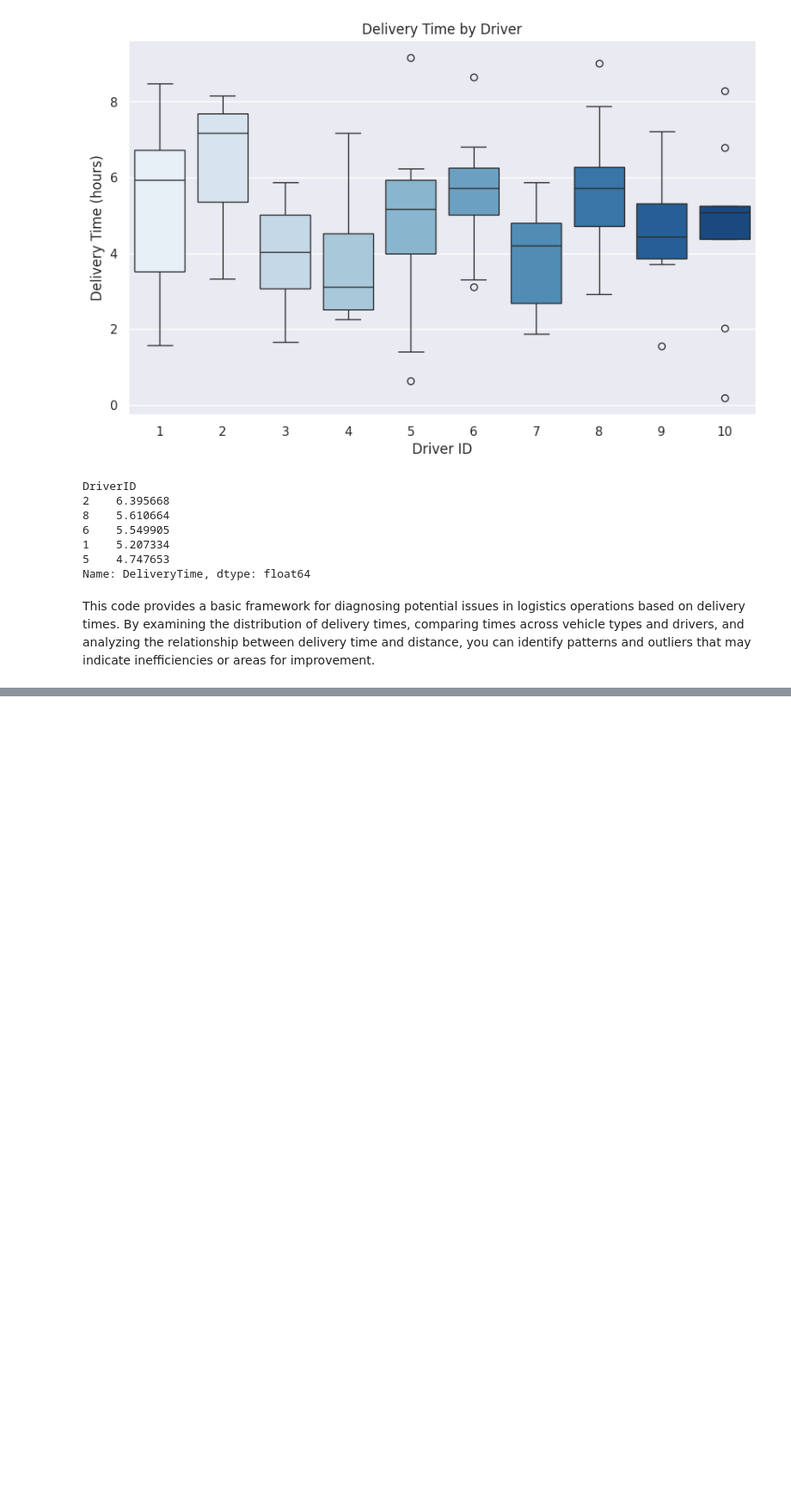
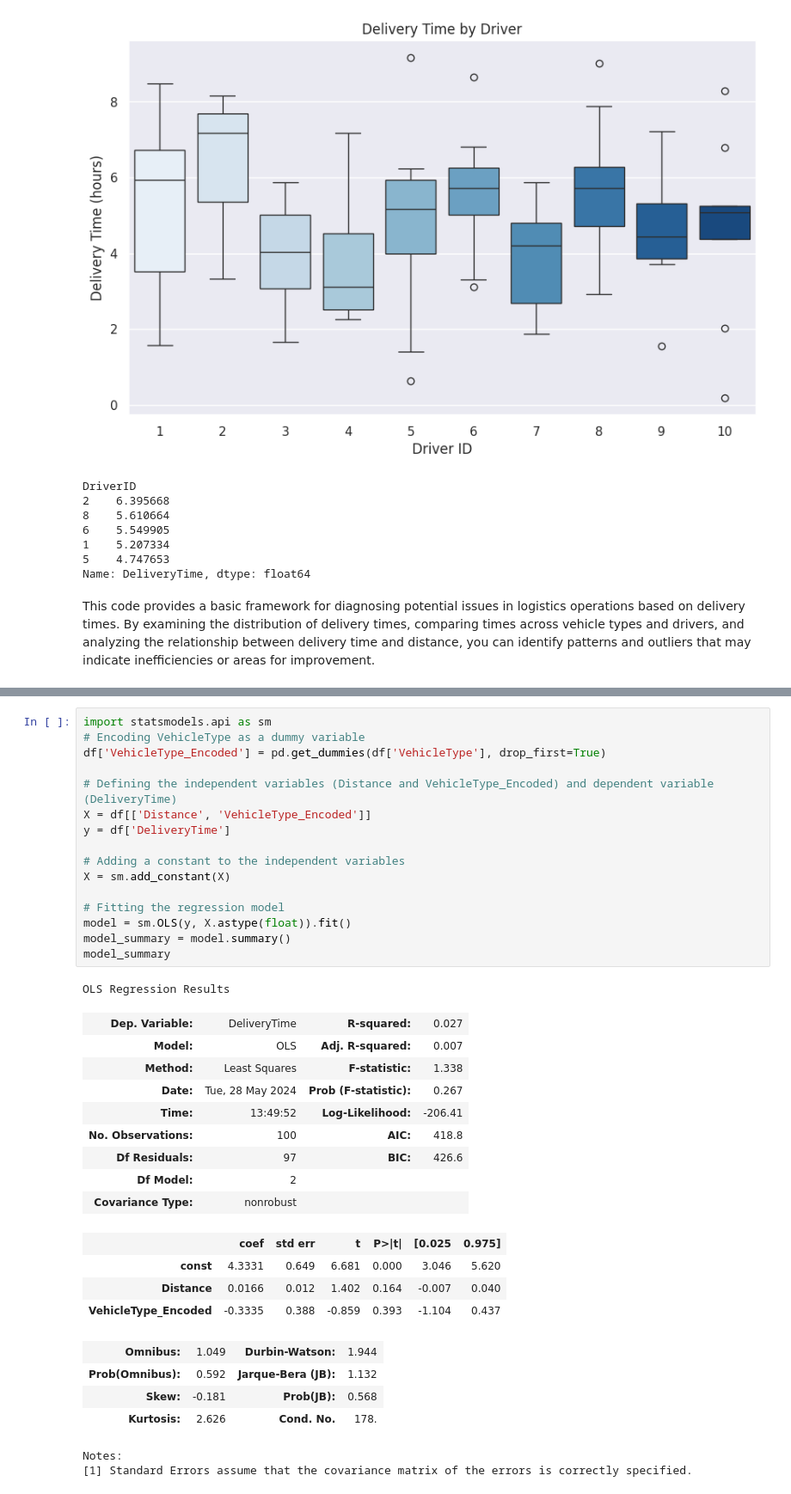
Before and after one commit to aihtn2708/Diagnostic-Analysis, a Jupyter notebook: Diagnostic_Analysis.ipynb, the cells around one changed output, grey strips where cells are left out. Shown at 86% size. Saved outputs shown, nothing was run; the diff lists cells and outputs as text; blank space fills up the shorter version.

```diff
--- a/Diagnostic_Analysis.ipynb
+++ b/Diagnostic_Analysis.ipynb
@@ -147,0 +190,37 @@ By examining the distribution of delivery times, comparing times across vehicle
+# %%
+import statsmodels.api as sm
+# Encoding VehicleType as a dummy variable
+df['VehicleType_Encoded'] = pd.get_dummies(df['VehicleType'], drop_first=True)
+
+# Defining the independent variables (Distance and VehicleType_Encoded) and dependent variable (DeliveryTime)
+X = df[['Distance', 'VehicleType_Encoded']]
+y = df['DeliveryTime']
+
+# Adding a constant to the independent variables
+X = sm.add_constant(X)
+
+# Fitting the regression model
+model = sm.OLS(y, X.astype(float)).fit()
+model_summary = model.summary()
+model_summary
+# %% [output]
+OLS Regression Results
+| Dep. Variable: | DeliveryTime | R-squared: | 0.027 |
+| Model: | OLS | Adj. R-squared: | 0.007 |
+| Method: | Least Squares | F-statistic: | 1.338 |
+| Date: | Tue, 28 May 2024 | Prob (F-statistic): | 0.267 |
+| Time: | 13:49:52 | Log-Likelihood: | -206.41 |
+| No. Observations: | 100 | AIC: | 418.8 |
+| Df Residuals: | 97 | BIC: | 426.6 |
+| Df Model: | 2 |  |  |
+| Covariance Type: | nonrobust |  |  |
+|  | coef | std err | t | P>|t| | [0.025 | 0.975] |
+| const | 4.3331 | 0.649 | 6.681 | 0.000 | 3.046 | 5.620 |
+| Distance | 0.0166 | 0.012 | 1.402 | 0.164 | -0.007 | 0.040 |
+| VehicleType_Encoded | -0.3335 | 0.388 | -0.859 | 0.393 | -1.104 | 0.437 |
+| Omnibus: | 1.049 | Durbin-Watson: | 1.944 |
+| Prob(Omnibus): | 0.592 | Jarque-Bera (JB): | 1.132 |
+| Skew: | -0.181 | Prob(JB): | 0.568 |
+| Kurtosis: | 2.626 | Cond. No. | 178. |
+Notes:
+[1] Standard Errors assume that the covariance matrix of the errors is correctly specified.
```
Also changed, not shown: parts of 13 cells of this notebook.
